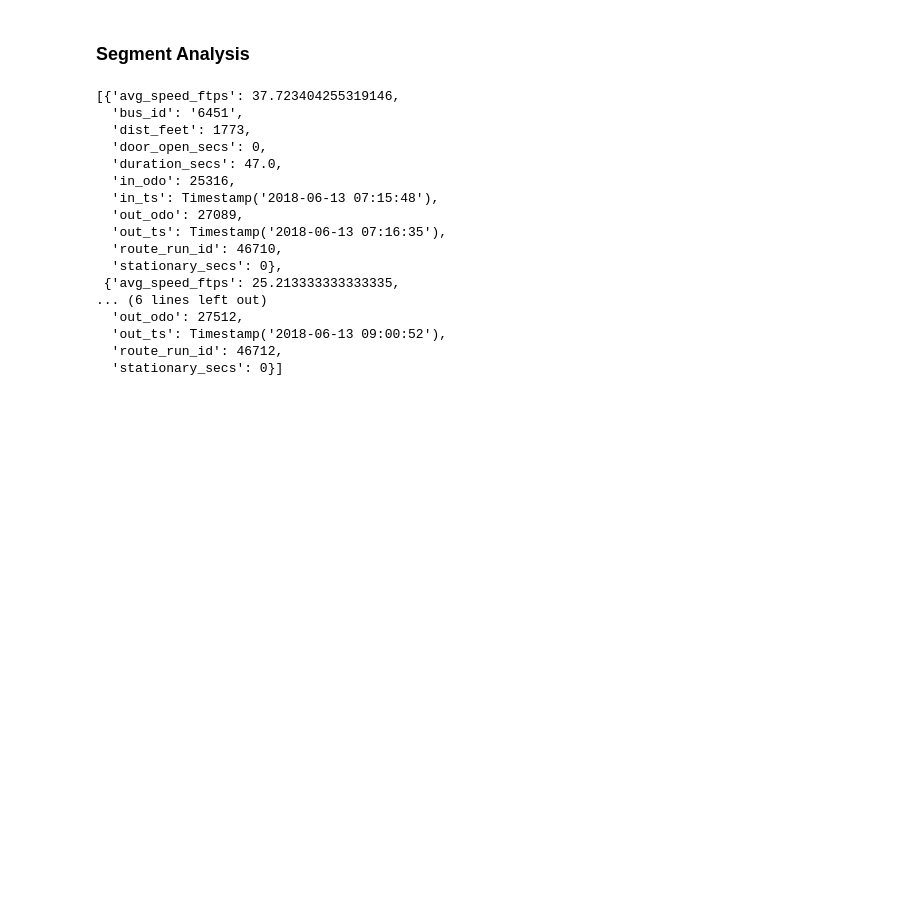
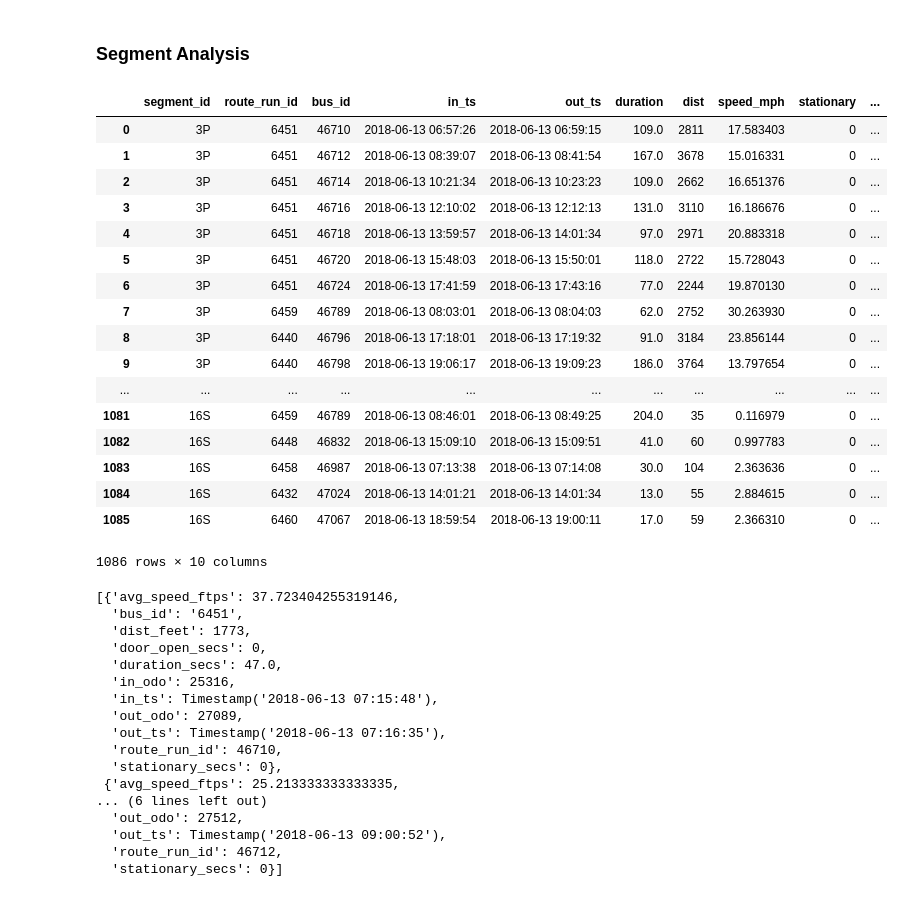
Before and after one commit to ehabebeid/ehabebeid.github.io, a Jupyter notebook: bus_avl/index.ipynb, the cells around one changed output. Saved outputs shown, nothing was run; the diff lists cells and outputs as text; code cells hidden in the pictures; blank space fills up the shorter version.

Commit message:
index update

```diff
--- a/bus_avl/index.ipynb
+++ b/bus_avl/index.ipynb
@@ -386,6 +386,45 @@ def get_segments(df):
     return segments
 # %%
 segments = get_segments(df_all_cln)
+# %%
+# Convert dict to dataframe!
+cols = ['segment_id', 'route_run_id', 'bus_id', 'in_ts', 'out_ts', 'duration', 'dist', 'speed_mph', 'stationary', 'door_open']
+segments_df = pd.DataFrame(columns = cols)
+for segment_id, run_list in segments.items():
+    for run in run_list:
+        row = [segment_id,
+               run['bus_id'],
+               run['route_run_id'],
+               run['in_ts'],
+               run['out_ts'],
+               run['duration_secs'],
+               run['dist_feet'],
+               run['avg_speed_ftps']*15/22,
+               run['stationary_secs'],
+               run['door_open_secs']
+              ]
+        segments_df = segments_df.append(pd.DataFrame([row], columns=cols),ignore_index=True)
+# %%
+segments_df
+# %% [output]
+|  | segment_id | route_run_id | bus_id | in_ts | out_ts | duration | dist | speed_mph | stationary | ... |
+| 0 | 3P | 6451 | 46710 | 2018-06-13 06:57:26 | 2018-06-13 06:59:15 | 109.0 | 2811 | 17.583403 | 0 | ... |
+| 1 | 3P | 6451 | 46712 | 2018-06-13 08:39:07 | 2018-06-13 08:41:54 | 167.0 | 3678 | 15.016331 | 0 | ... |
+| 2 | 3P | 6451 | 46714 | 2018-06-13 10:21:34 | 2018-06-13 10:23:23 | 109.0 | 2662 | 16.651376 | 0 | ... |
+| 3 | 3P | 6451 | 46716 | 2018-06-13 12:10:02 | 2018-06-13 12:12:13 | 131.0 | 3110 | 16.186676 | 0 | ... |
+| 4 | 3P | 6451 | 46718 | 2018-06-13 13:59:57 | 2018-06-13 14:01:34 | 97.0 | 2971 | 20.883318 | 0 | ... |
+| 5 | 3P | 6451 | 46720 | 2018-06-13 15:48:03 | 2018-06-13 15:50:01 | 118.0 | 2722 | 15.728043 | 0 | ... |
+| 6 | 3P | 6451 | 46724 | 2018-06-13 17:41:59 | 2018-06-13 17:43:16 | 77.0 | 2244 | 19.870130 | 0 | ... |
+| 7 | 3P | 6459 | 46789 | 2018-06-13 08:03:01 | 2018-06-13 08:04:03 | 62.0 | 2752 | 30.263930 | 0 | ... |
+| 8 | 3P | 6440 | 46796 | 2018-06-13 17:18:01 | 2018-06-13 17:19:32 | 91.0 | 3184 | 23.856144 | 0 | ... |
+| 9 | 3P | 6440 | 46798 | 2018-06-13 19:06:17 | 2018-06-13 19:09:23 | 186.0 | 3764 | 13.797654 | 0 | ... |
+| ... | ... | ... | ... | ... | ... | ... | ... | ... | ... | ... |
+| 1081 | 16S | 6459 | 46789 | 2018-06-13 08:46:01 | 2018-06-13 08:49:25 | 204.0 | 35 | 0.116979 | 0 | ... |
+| 1082 | 16S | 6448 | 46832 | 2018-06-13 15:09:10 | 2018-06-13 15:09:51 | 41.0 | 60 | 0.997783 | 0 | ... |
+| 1083 | 16S | 6458 | 46987 | 2018-06-13 07:13:38 | 2018-06-13 07:14:08 | 30.0 | 104 | 2.363636 | 0 | ... |
+| 1084 | 16S | 6432 | 47024 | 2018-06-13 14:01:21 | 2018-06-13 14:01:34 | 13.0 | 55 | 2.884615 | 0 | ... |
+| 1085 | 16S | 6460 | 47067 | 2018-06-13 18:59:54 | 2018-06-13 19:00:11 | 17.0 | 59 | 2.366310 | 0 | ... |
+1086 rows × 10 columns
 # %%
 # segments for resolution testing
 segments_30s = get_segments(df_all_cln[df_all_cln['30s'] == 1])
```
Also changed, not shown: parts of 1 cell of this notebook.
